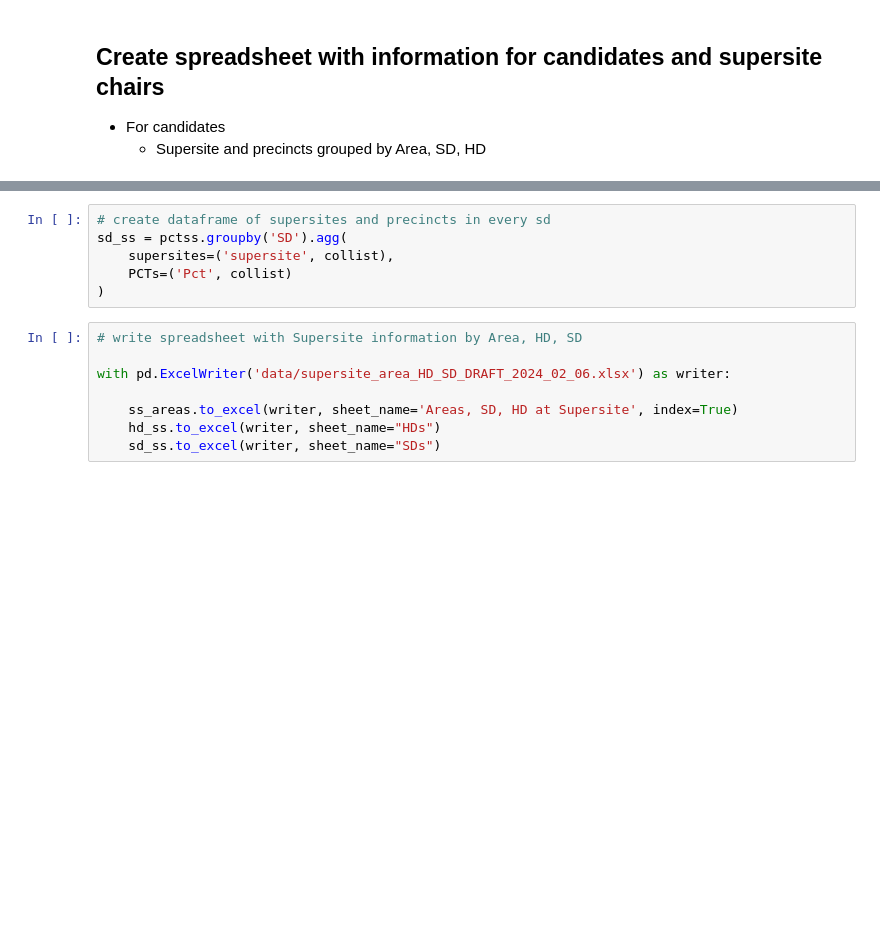
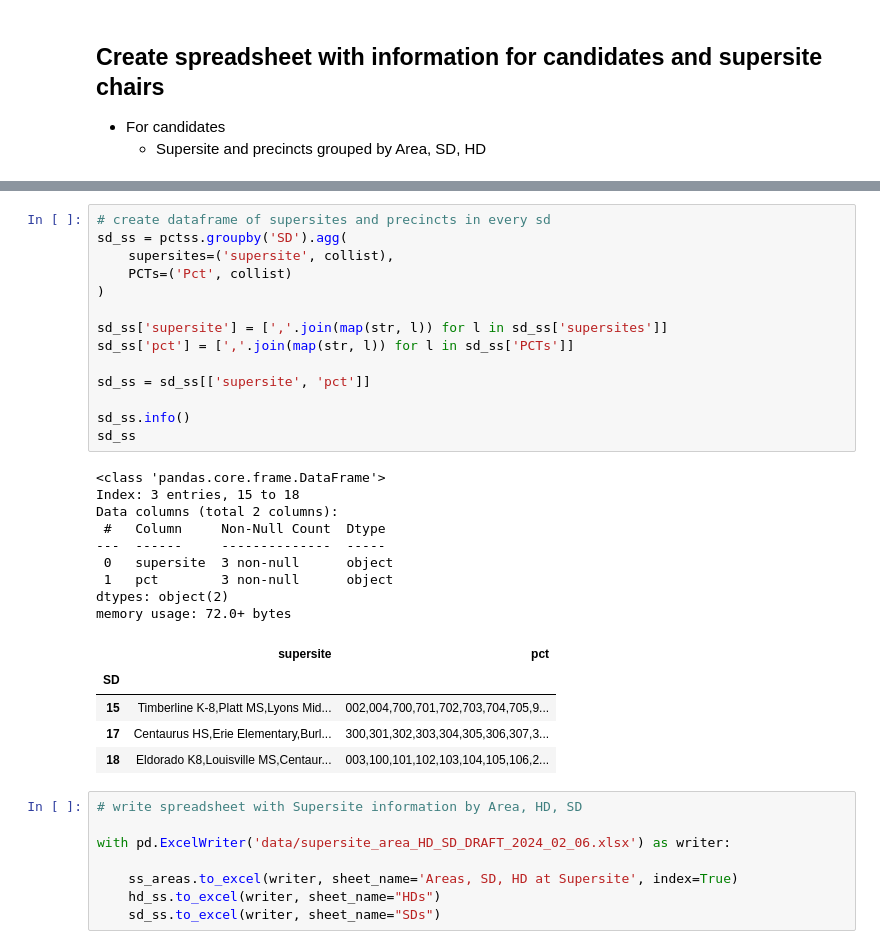
Before and after one commit to bnorikane/supersiteDB, a Jupyter notebook: supersite_pct_geom.ipynb, the cells around one changed output, grey strips where cells are left out. Saved outputs shown, nothing was run; the diff lists cells and outputs as text; blank space fills up the shorter version.

```diff
--- a/supersite_pct_geom.ipynb
+++ b/supersite_pct_geom.ipynb
@@ -276,9 +672,32 @@ hd_ss = pctss.groupby('HD').agg(
 # %%
 # create dataframe of supersites and precincts in every sd
 sd_ss = pctss.groupby('SD').agg(
     supersites=('supersite', collist),
     PCTs=('Pct', collist)
 )
+
+sd_ss['supersite'] = [','.join(map(str, l)) for l in sd_ss['supersites']]
+sd_ss['pct'] = [','.join(map(str, l)) for l in sd_ss['PCTs']]
+
+sd_ss = sd_ss[['supersite', 'pct']]
+
+sd_ss.info()
+sd_ss
+# %% [output]
+<class 'pandas.core.frame.DataFrame'>
+Index: 3 entries, 15 to 18
+Data columns (total 2 columns):
+ #   Column     Non-Null Count  Dtype
+---  ------     --------------  -----
+ 0   supersite  3 non-null      object
+ 1   pct        3 non-null      object
+dtypes: object(2)
+memory usage: 72.0+ bytes
+|  | supersite | pct |
+| SD |  |  |
+| 15 | Timberline K-8,Platt MS,Lyons Mid... | 002,004,700,701,702,703,704,705,9... |
+| 17 | Centaurus HS,Erie Elementary,Burl... | 300,301,302,303,304,305,306,307,3... |
+| 18 | Eldorado K8,Louisville MS,Centaur... | 003,100,101,102,103,104,105,106,2... |
 # %%
 # write spreadsheet with Supersite information by Area, HD, SD
 
```
Also changed, not shown: parts of 21 cells of this notebook, 12 other files.
